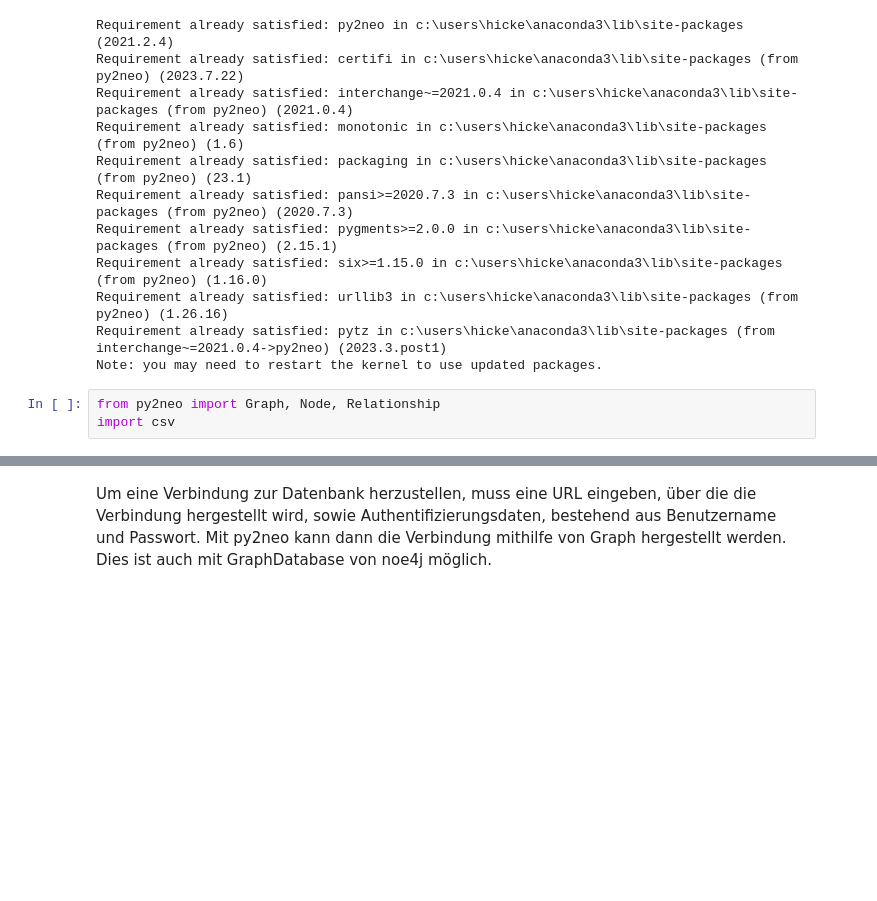
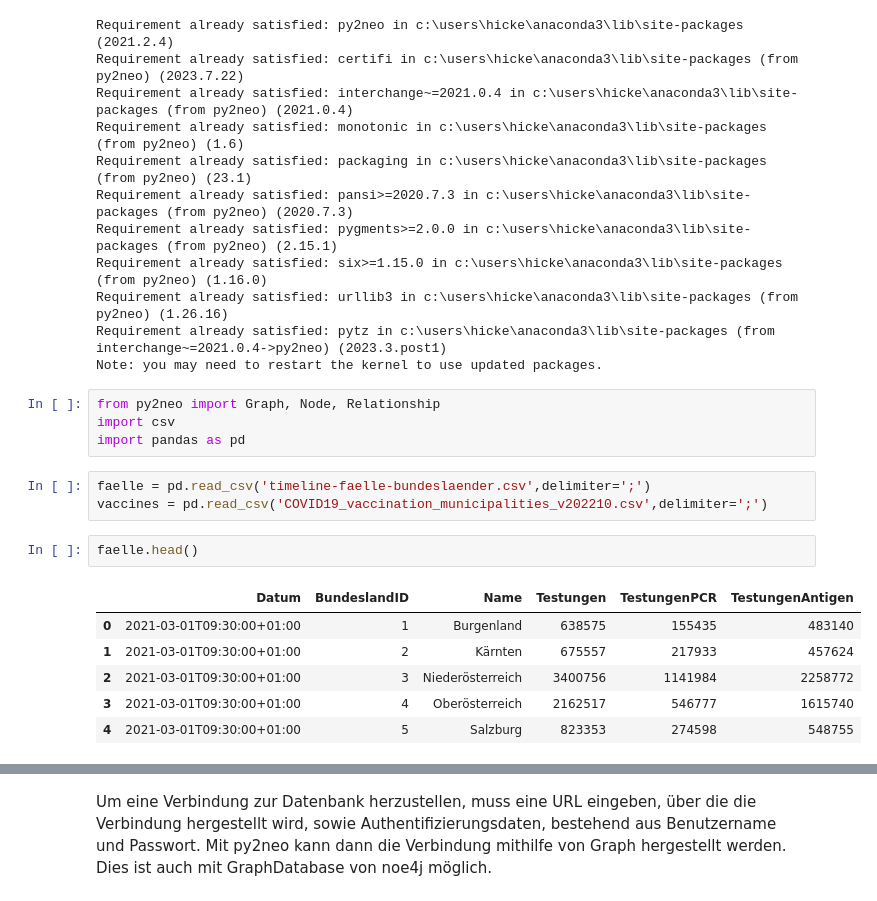
Before and after one commit to wi22b085/big-data, a Jupyter notebook: Neo4J/Neo4J.ipynb, the cells around one changed output, grey strips where cells are left out. Cells and saved outputs as stored; diff of their text form; blank space fills up the shorter version.

Commit message:
added the csv files and stored them with panda

```diff
--- a/Neo4J/Neo4J.ipynb
+++ b/Neo4J/Neo4J.ipynb
@@ -137,3 +42,16 @@ Note: you may need to restart the kernel to use updated packages.
 # %%
 from py2neo import Graph, Node, Relationship
 import csv
+import pandas as pd
+# %%
+faelle = pd.read_csv('timeline-faelle-bundeslaender.csv',delimiter=';')
+vaccines = pd.read_csv('COVID19_vaccination_municipalities_v202210.csv',delimiter=';')
+# %%
+faelle.head()
+# %% [output]
+|  | Datum | BundeslandID | Name | Testungen | TestungenPCR | TestungenAntigen |
+| 0 | 2021-03-01T09:30:00+01:00 | 1 | Burgenland | 638575 | 155435 | 483140 |
+| 1 | 2021-03-01T09:30:00+01:00 | 2 | Kärnten | 675557 | 217933 | 457624 |
+| 2 | 2021-03-01T09:30:00+01:00 | 3 | Niederösterreich | 3400756 | 1141984 | 2258772 |
+| 3 | 2021-03-01T09:30:00+01:00 | 4 | Oberösterreich | 2162517 | 546777 | 1615740 |
+| 4 | 2021-03-01T09:30:00+01:00 | 5 | Salzburg | 823353 | 274598 | 548755 |
```
Also changed, not shown: parts of 15 cells of this notebook, 3 other files.
